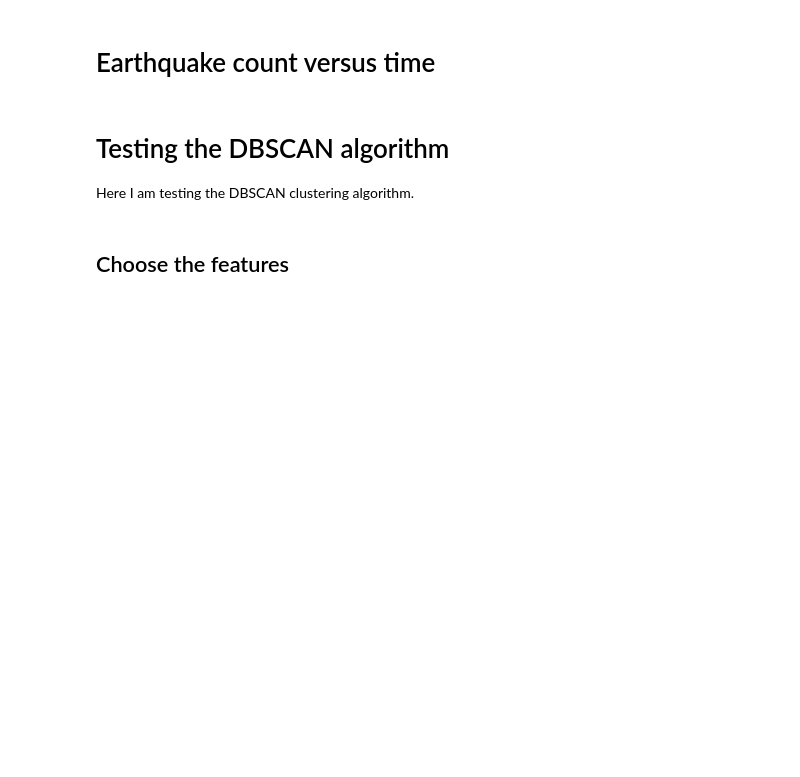
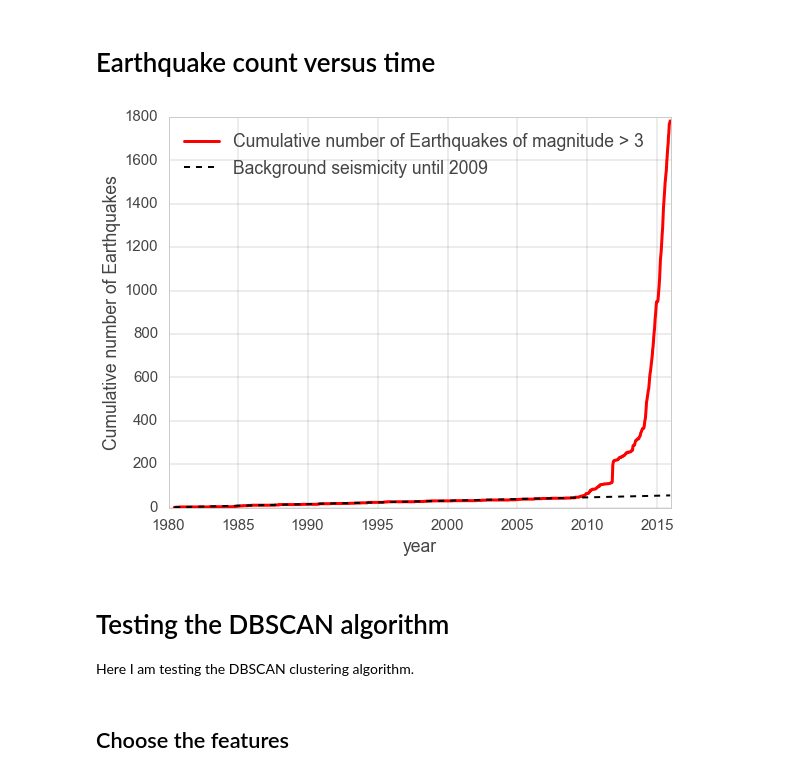
Before and after one commit to tperol/earthquake-clusters, a Jupyter notebook: cluster-analysis.ipynb, the cells around one changed output. Cells and saved outputs as stored; diff of their text form; code cells hidden in the pictures; blank space fills up the shorter version.

Commit message:
finished plot cumulative number of evenets in final

```diff
--- a/cluster-analysis.ipynb
+++ b/cluster-analysis.ipynb
@@ -38,6 +71,23 @@ eq_df.head()
 | 4 | 259 | 1980-03-09 03:57:10.56 | 35.100 | -95.100 | 5 | HASKELL | OGS | 1.2 | M3Hz | OGS | ... |
 # %% [markdown]
 # Earthquake count versus time
+# %%
+mask = eq_df['prefmag'] >=3
+eq_count, base = np.histogram(eq_df[mask]['year_float'], bins = eq_df[mask].shape[0])
+plt.figure(figsize = (9,7))
+plt.plot(base[:-1], np.cumsum(eq_count), lw=3,c='r', label='Cumulative number of Earthquakes of magnitude > 3' )
+mask_time = (eq_df['year_float'] < 2009) & (eq_df['prefmag'] >=3)
+eq_2010, base_2010 = np.histogram(eq_df[mask_time]['year_float'], bins = eq_df[mask_time].shape[0])
+# fit the earthquake count before 2009 with a 1st order polynomial
+fit = np.polyfit(base_2010[:-1],np.cumsum(eq_2010),1)
+fit_fn = np.poly1d(fit)
+plt.plot(base[:-1],fit_fn(base[:-1]),'k--',label = 'Background seismicity until 2009')
+plt.xlim([1980,2016]);
+plt.ylabel('Cumulative number of Earthquakes')
+plt.xlabel('year')
+plt.legend(loc =2);
+# %% [output]
+[figure, added]
 # %% [markdown]
 # Testing the DBSCAN algorithm
 
```
Also changed, not shown: parts of 1 cell of this notebook, 1 other file.
